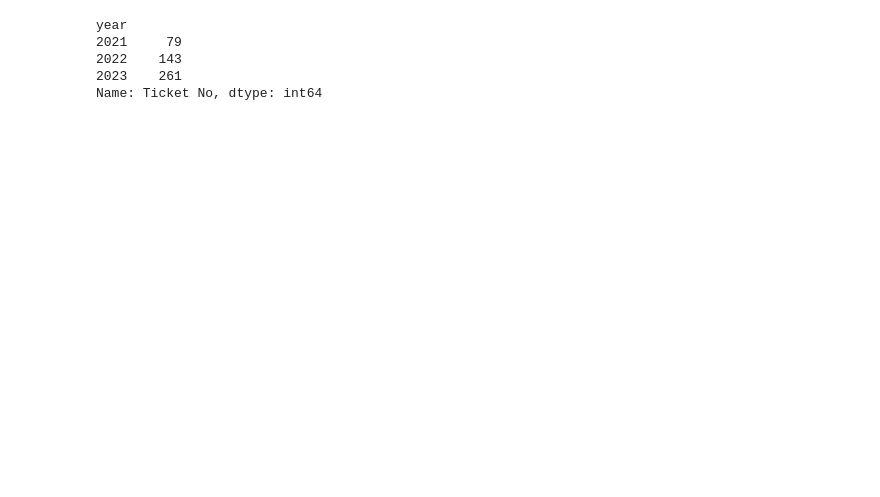
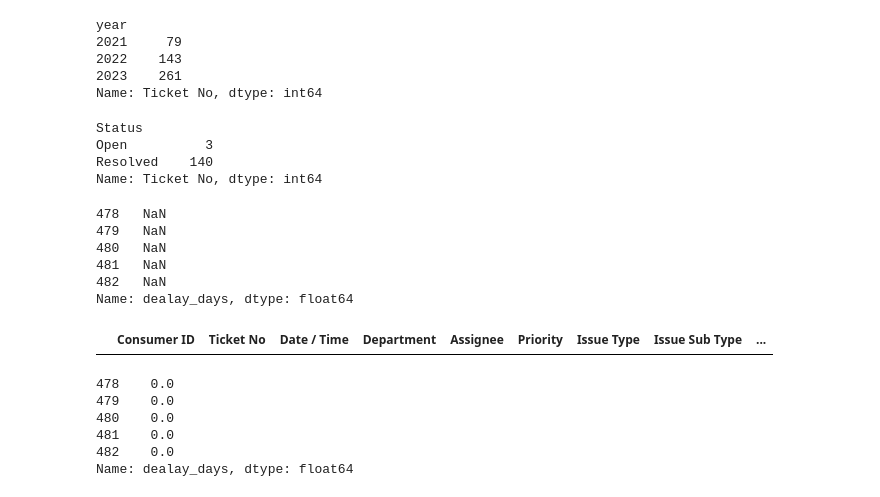
Before and after one commit to ratankj/streamlit_accen_tickets, a Jupyter notebook: code_stremlit.ipynb, the cells around one changed output. Saved outputs shown, nothing was run; the diff lists cells and outputs as text; code cells hidden in the pictures; blank space fills up the shorter version.

```diff
--- a/code_stremlit.ipynb
+++ b/code_stremlit.ipynb
@@ -180,0 +196,21 @@ Name: Ticket No, dtype: int64
+# %%
+
+ticket_df[ticket_df['year']==2022].groupby('Status')['Ticket No'].count()
+# %% [output]
+Status
+Open          3
+Resolved    140
+Name: Ticket No, dtype: int64
+# %%
+ ticket_df['dealay_days'].tail()
+# %% [output]
+478   NaN
+479   NaN
+480   NaN
+481   NaN
+482   NaN
+Name: dealay_days, dtype: float64
+# %%
+ticket_df[ticket_df['dealay_days']<0]
+# %% [output]
+|  | Consumer ID | Ticket No | Date / Time | Department | Assignee | Priority | Issue Type | Issue Sub Type | ... |
@@ -180,0 +221,9 @@ Name: Ticket No, dtype: int64
+# %%
+ticket_df['dealay_days'].tail()
+# %% [output]
+478    0.0
+479    0.0
+480    0.0
+481    0.0
+482    0.0
+Name: dealay_days, dtype: float64
```
Also changed, not shown: parts of 25 cells of this notebook, 2 other files.
